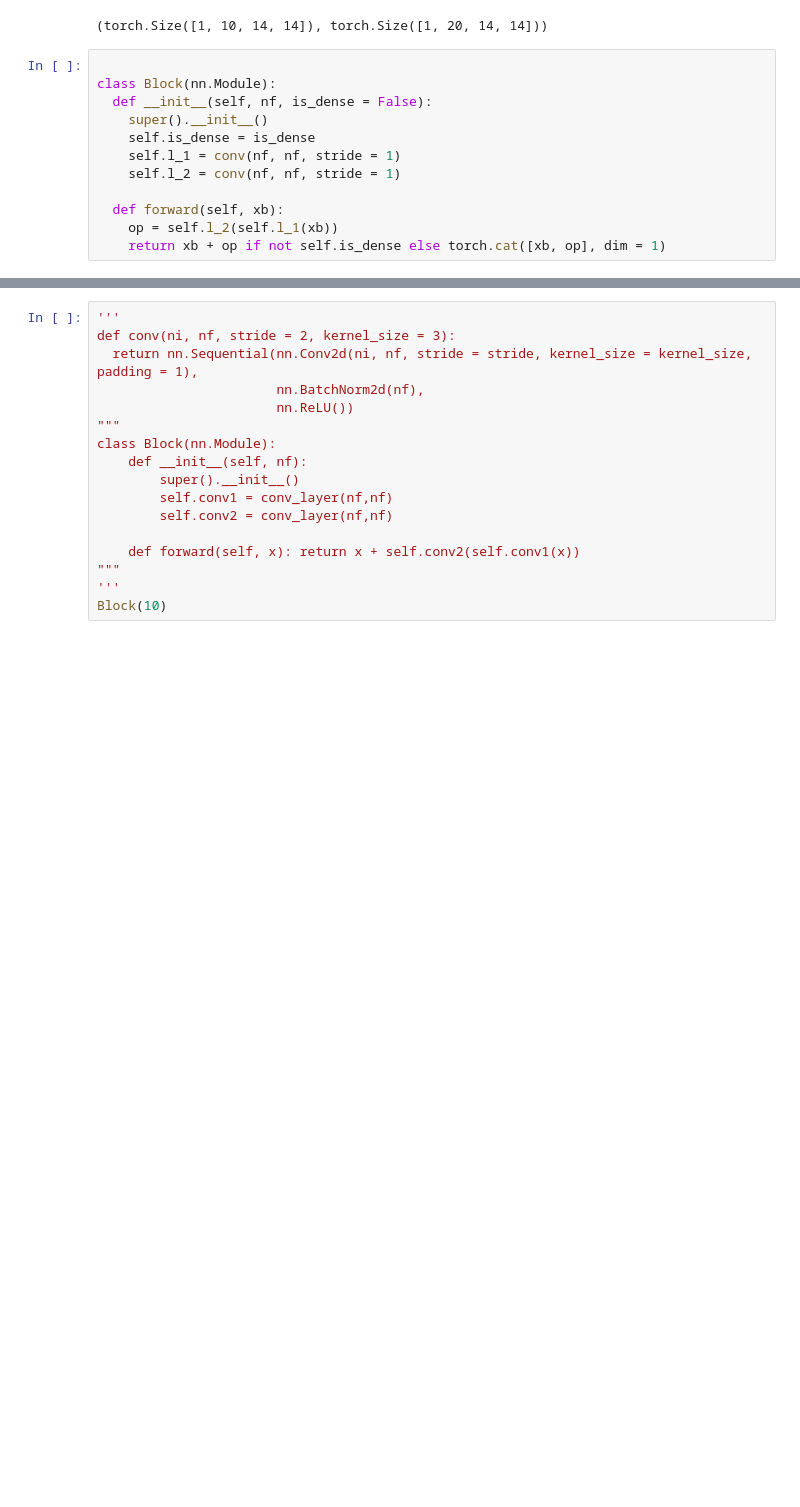
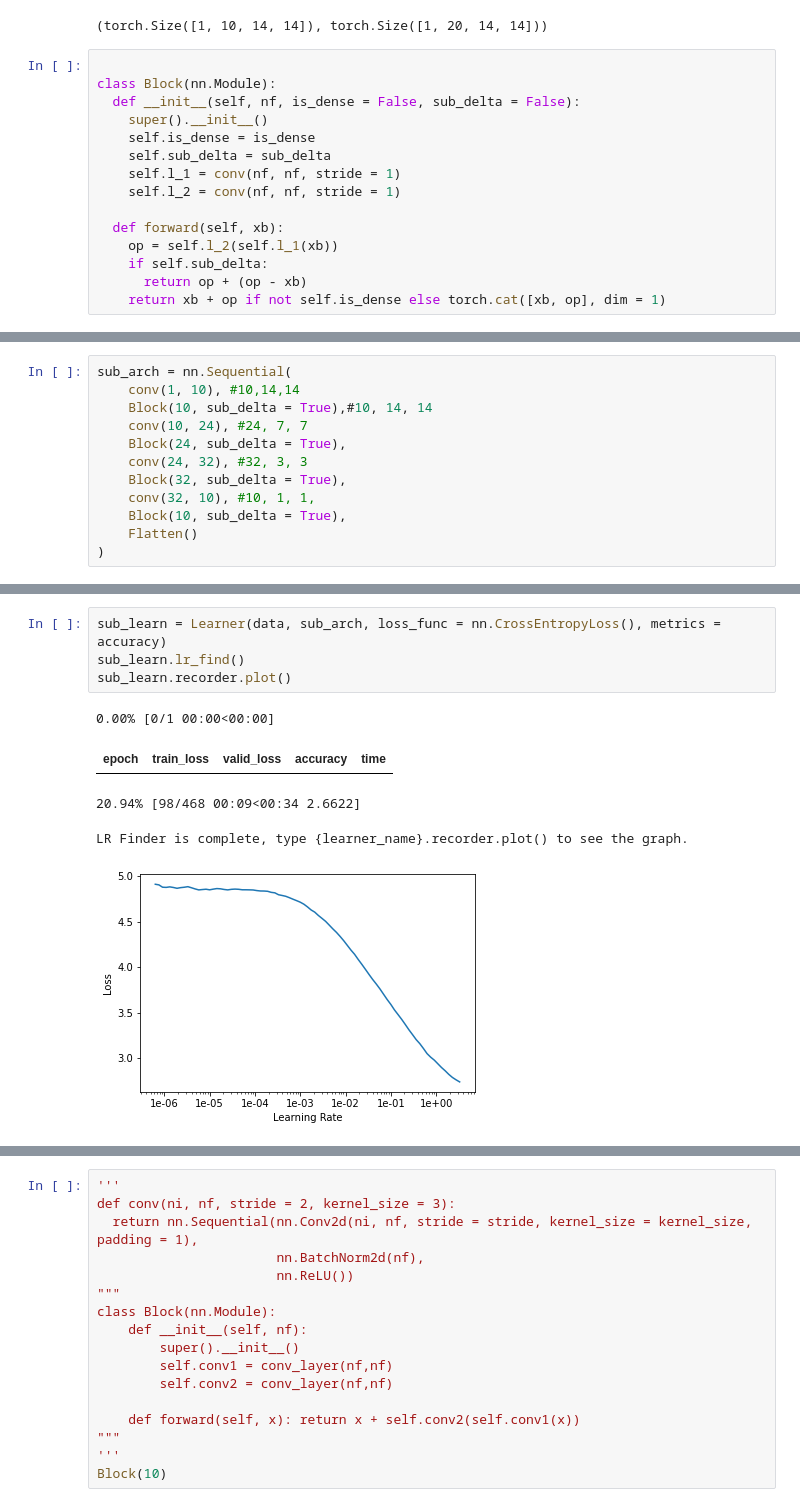
Before and after one commit to pranay8297/deep-learning-projects, a Jupyter notebook: res_dens_playground.ipynb, the cells around one changed output, grey strips where cells are left out. Saved outputs shown, nothing was run; the diff lists cells and outputs as text; blank space fills up the shorter version.

Commit message:
created a new arch sub arch where we subtract the error.

```diff
--- a/res_dens_playground.ipynb
+++ b/res_dens_playground.ipynb
@@ -96,12 +96,15 @@ res_op.shape, dens_op.shape
 # %%
 
 class Block(nn.Module):
-  def __init__(self, nf, is_dense = False):
+  def __init__(self, nf, is_dense = False, sub_delta = False):
     super().__init__()
     self.is_dense = is_dense
+    self.sub_delta = sub_delta
     self.l_1 = conv(nf, nf, stride = 1)
     self.l_2 = conv(nf, nf, stride = 1)
 
   def forward(self, xb):
     op = self.l_2(self.l_1(xb))
+    if self.sub_delta:
+      return op + (op - xb)
     return xb + op if not self.is_dense else torch.cat([xb, op], dim = 1)
@@ -107,0 +121,12 @@ class Block(nn.Module):
+# %%
+sub_arch = nn.Sequential(
+    conv(1, 10), #10,14,14
+    Block(10, sub_delta = True),#10, 14, 14
+    conv(10, 24), #24, 7, 7
+    Block(24, sub_delta = True),
+    conv(24, 32), #32, 3, 3
+    Block(32, sub_delta = True),
+    conv(32, 10), #10, 1, 1,
+    Block(10, sub_delta = True),
+    Flatten()
+)
@@ -107,0 +153,10 @@ class Block(nn.Module):
+# %%
+sub_learn = Learner(data, sub_arch, loss_func = nn.CrossEntropyLoss(), metrics = accuracy)
+sub_learn.lr_find()
+sub_learn.recorder.plot()
+# %% [output]
+0.00% [0/1 00:00<00:00]
+| epoch | train_loss | valid_loss | accuracy | time |
+20.94% [98/468 00:09<00:34 2.6622]
+LR Finder is complete, type {learner_name}.recorder.plot() to see the graph.
+[figure, added]
```
Also changed, not shown: parts of 4 cells of this notebook.
